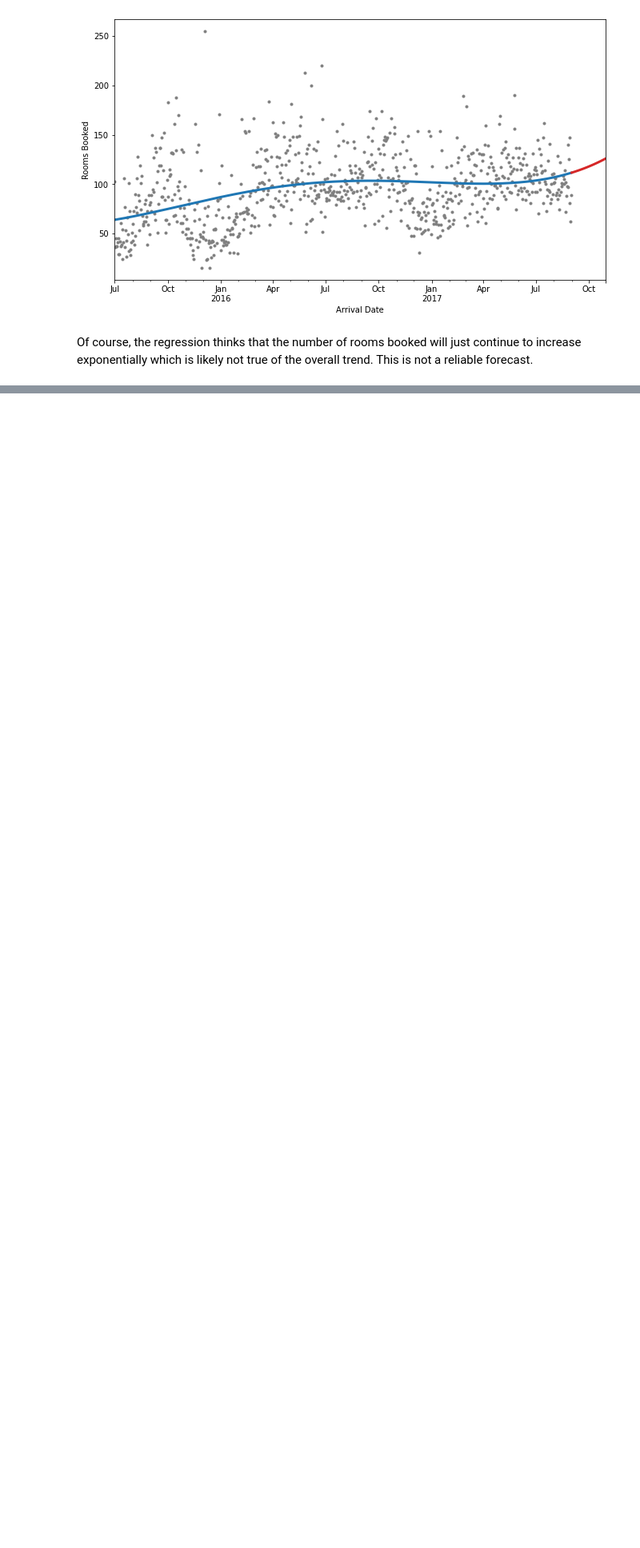
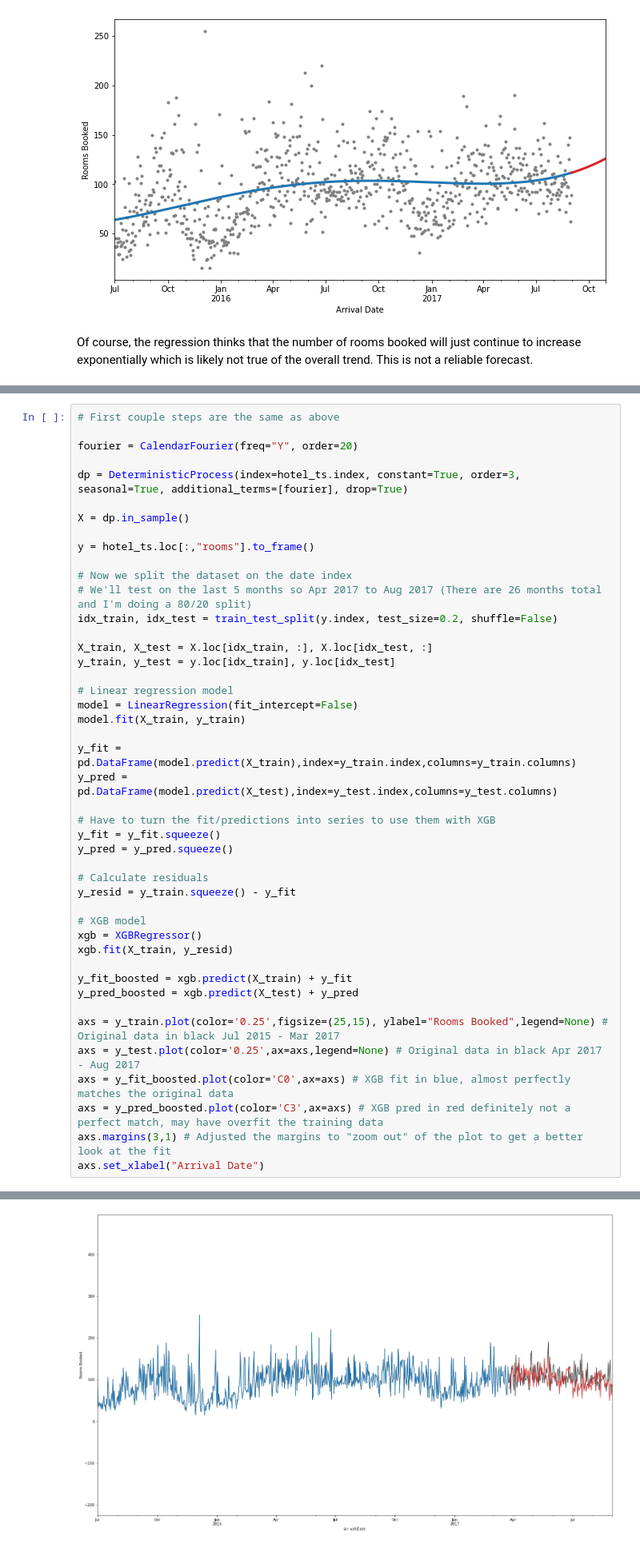
Before and after one commit to PaigeCrossley/Time_Series_Projects, a Jupyter notebook: hotel-demand.ipynb, the cells around one changed output, grey strips where cells are left out. Shown at 80% size. Drawn from its saved outputs; the diff is of its cells as text; blank space fills up the shorter version.

Commit message:
Kaggle Notebook | Hotel Demand | Version 12

```diff
--- a/hotel-demand.ipynb
+++ b/hotel-demand.ipynb
@@ -329,0 +346,46 @@ I am satisfied with my forecast, as it seems to mimic the peaks and valleys show
+# %%
+# First couple steps are the same as above
+
+fourier = CalendarFourier(freq="Y", order=20)
+
+dp = DeterministicProcess(index=hotel_ts.index, constant=True, order=3, seasonal=True, additional_terms=[fourier], drop=True)
+
+X = dp.in_sample()
+
+y = hotel_ts.loc[:,"rooms"].to_frame()
+
+# Now we split the dataset on the date index
+# We'll test on the last 5 months so Apr 2017 to Aug 2017 (There are 26 months total and I'm doing a 80/20 split)
+idx_train, idx_test = train_test_split(y.index, test_size=0.2, shuffle=False)
+
+X_train, X_test = X.loc[idx_train, :], X.loc[idx_test, :]
+y_train, y_test = y.loc[idx_train], y.loc[idx_test]
+
+# Linear regression model
+model = LinearRegression(fit_intercept=False)
+model.fit(X_train, y_train)
+
+y_fit = pd.DataFrame(model.predict(X_train),index=y_train.index,columns=y_train.columns)
+y_pred = pd.DataFrame(model.predict(X_test),index=y_test.index,columns=y_test.columns)
+
+# Have to turn the fit/predictions into series to use them with XGB
+y_fit = y_fit.squeeze()
+y_pred = y_pred.squeeze()
+
+# Calculate residuals
+y_resid = y_train.squeeze() - y_fit
+
+# XGB model
+xgb = XGBRegressor()
+xgb.fit(X_train, y_resid)
+
+y_fit_boosted = xgb.predict(X_train) + y_fit
+y_pred_boosted = xgb.predict(X_test) + y_pred
+
+axs = y_train.plot(color='0.25',figsize=(25,15), ylabel="Rooms Booked",legend=None) # Original data in black Jul 2015 - Mar 2017
+axs = y_test.plot(color='0.25',ax=axs,legend=None) # Original data in black Apr 2017 - Aug 2017
+axs = y_fit_boosted.plot(color='C0',ax=axs) # XGB fit in blue, almost perfectly matches the original data
+axs = y_pred_boosted.plot(color='C3',ax=axs) # XGB pred in red definitely not a perfect match, may have overfit the training data
+axs.margins(3,1) # Adjusted the margins to "zoom out" of the plot to get a better look at the fit
+axs.set_xlabel("Arrival Date")
+# %% [output]
@@ -329,0 +393 @@ I am satisfied with my forecast, as it seems to mimic the peaks and valleys show
+[figure, added]
```
Also changed, not shown: parts of 40 cells of this notebook.
